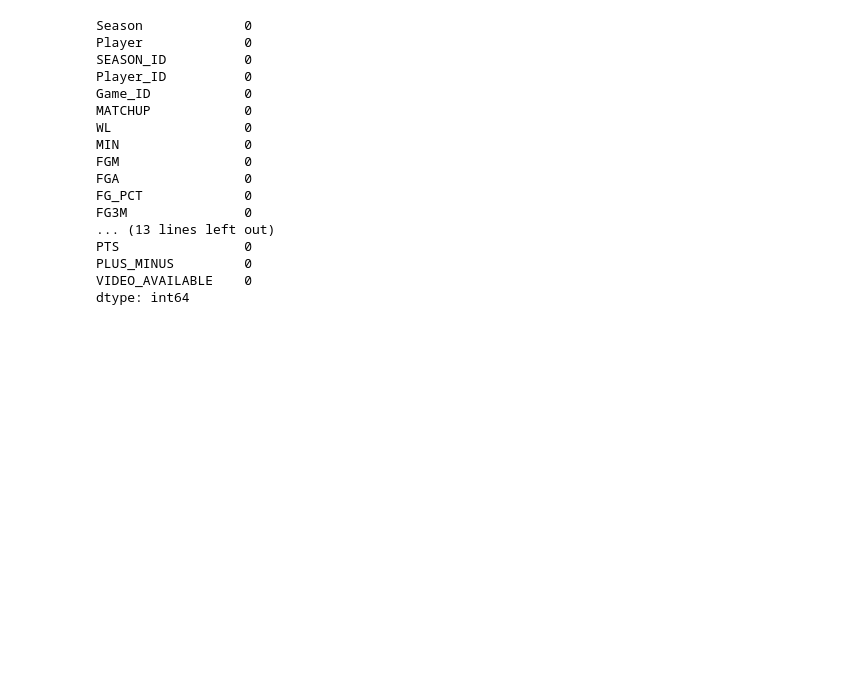
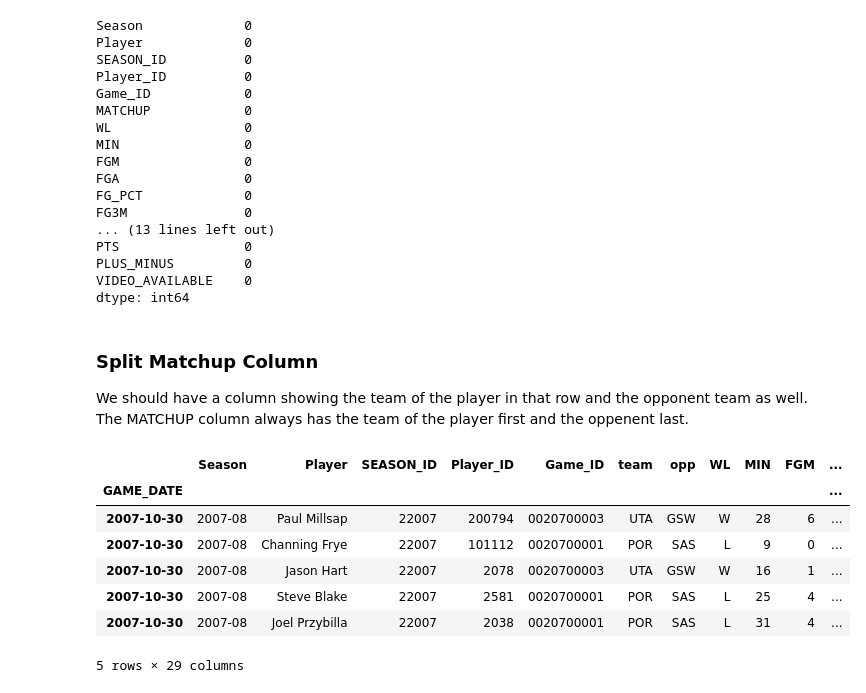
Before and after one commit to KaanME/NBA-Fantasy-Score-Predictor, a Jupyter notebook: NBA Data Wrangling.ipynb, the cells around one changed output. Cells and saved outputs as stored; diff of their text form; code cells hidden in the pictures; blank space fills up the shorter version.

```diff
--- a/NBA Data Wrangling.ipynb
+++ b/NBA Data Wrangling.ipynb
@@ -297,3 +299,31 @@ PTS                0
 PLUS_MINUS         0
 VIDEO_AVAILABLE    0
 dtype: int64
+# %% [markdown]
+### Split Matchup Column
+
+We should have a column showing the team of the player in that row and the opponent team as well. The MATCHUP column always has the team of the player first and the oppenent last.
+# %%
+#create a list for the players team by taking the first 3 letter of the string
+plyrTeam = [m[:3] for m in gamelogsdf.MATCHUP]
+
+#insert that list right before the MATCHUP column
+gamelogsdf.insert(5,'team',plyrTeam)
+
+#do the same with the opponenet team, taking the last 3 characters
+plyrOpp = [m[-3:] for m in gamelogsdf.MATCHUP]
+gamelogsdf.insert(6,'opp',plyrOpp)
+
+#remove the MATCHUP column as it is now unneccessary
+gamelogsdf = gamelogsdf.drop('MATCHUP',1)
+
+gamelogsdf.head()
+# %% [output]
+|  | Season | Player | SEASON_ID | Player_ID | Game_ID | team | opp | WL | MIN | FGM | ... |
+| GAME_DATE |  |  |  |  |  |  |  |  |  |  | ... |
+| 2007-10-30 | 2007-08 | Paul Millsap | 22007 | 200794 | 0020700003 | UTA | GSW | W | 28 | 6 | ... |
+| 2007-10-30 | 2007-08 | Channing Frye | 22007 | 101112 | 0020700001 | POR | SAS | L | 9 | 0 | ... |
+| 2007-10-30 | 2007-08 | Jason Hart | 22007 | 2078 | 0020700003 | UTA | GSW | W | 16 | 1 | ... |
+| 2007-10-30 | 2007-08 | Steve Blake | 22007 | 2581 | 0020700001 | POR | SAS | L | 25 | 4 | ... |
+| 2007-10-30 | 2007-08 | Joel Przybilla | 22007 | 2038 | 0020700001 | POR | SAS | L | 31 | 4 | ... |
+5 rows × 29 columns
```
Also changed, not shown: parts of 48 cells of this notebook.
